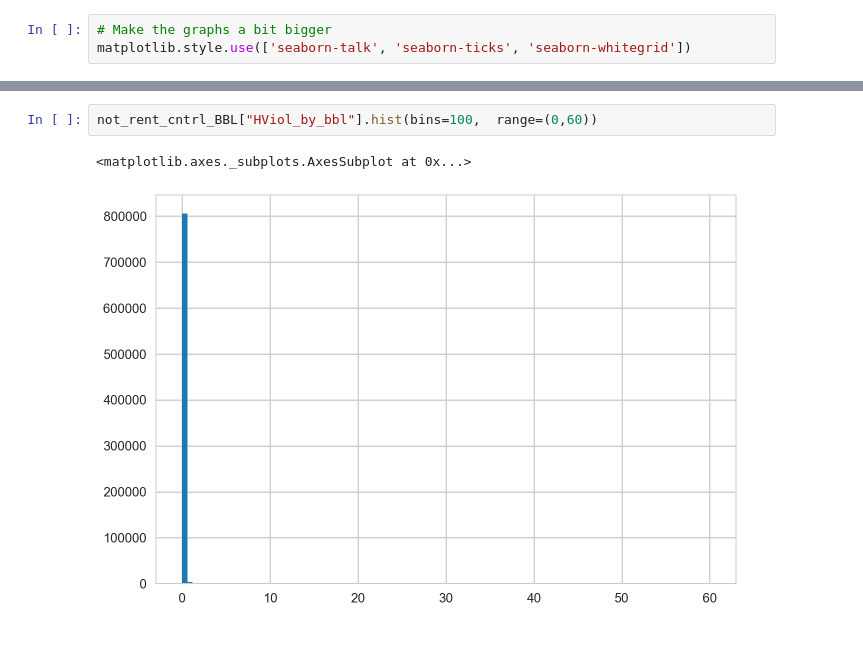
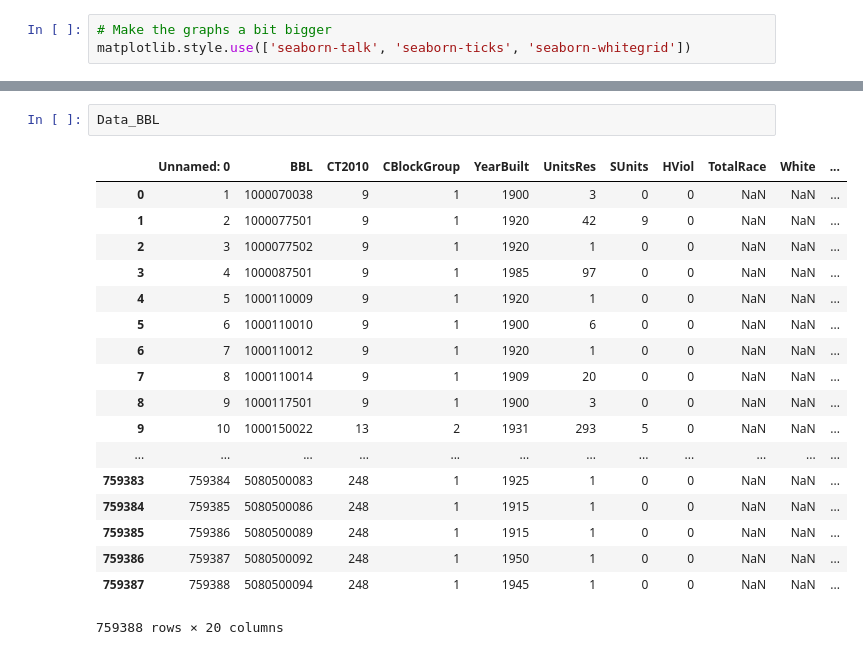
Before and after one commit to mwong9790/BBL_data_nyc, a Jupyter notebook: BBL_Analysis.ipynb, the cells around one changed output, grey strips where cells are left out. Drawn from its saved outputs; the diff is of its cells as text.

```diff
--- a/BBL_Analysis.ipynb
+++ b/BBL_Analysis.ipynb
@@ -117,5 +83,21 @@ rent_cntrl_BBL["HViol_by_bbl"].hist(bins=100,  range=(0,60))
-# %%
-not_rent_cntrl_BBL["HViol_by_bbl"].hist(bins=100,  range=(0,60))
-# %% [output]
-<matplotlib.axes._subplots.AxesSubplot at 0x...>
-[figure, removed]
+# %%
+Data_BBL
+# %% [output]
+|  | Unnamed: 0 | BBL | CT2010 | CBlockGroup | YearBuilt | UnitsRes | SUnits | HViol | TotalRace | White | ... |
+| 0 | 1 | 1000070038 | 9 | 1 | 1900 | 3 | 0 | 0 | NaN | NaN | ... |
+| 1 | 2 | 1000077501 | 9 | 1 | 1920 | 42 | 9 | 0 | NaN | NaN | ... |
+| 2 | 3 | 1000077502 | 9 | 1 | 1920 | 1 | 0 | 0 | NaN | NaN | ... |
+| 3 | 4 | 1000087501 | 9 | 1 | 1985 | 97 | 0 | 0 | NaN | NaN | ... |
+| 4 | 5 | 1000110009 | 9 | 1 | 1920 | 1 | 0 | 0 | NaN | NaN | ... |
+| 5 | 6 | 1000110010 | 9 | 1 | 1900 | 6 | 0 | 0 | NaN | NaN | ... |
+| 6 | 7 | 1000110012 | 9 | 1 | 1920 | 1 | 0 | 0 | NaN | NaN | ... |
+| 7 | 8 | 1000110014 | 9 | 1 | 1909 | 20 | 0 | 0 | NaN | NaN | ... |
+| 8 | 9 | 1000117501 | 9 | 1 | 1900 | 3 | 0 | 0 | NaN | NaN | ... |
+| 9 | 10 | 1000150022 | 13 | 2 | 1931 | 293 | 5 | 0 | NaN | NaN | ... |
+| ... | ... | ... | ... | ... | ... | ... | ... | ... | ... | ... | ... |
+| 759383 | 759384 | 5080500083 | 248 | 1 | 1925 | 1 | 0 | 0 | NaN | NaN | ... |
+| 759384 | 759385 | 5080500086 | 248 | 1 | 1915 | 1 | 0 | 0 | NaN | NaN | ... |
+| 759385 | 759386 | 5080500089 | 248 | 1 | 1915 | 1 | 0 | 0 | NaN | NaN | ... |
+| 759386 | 759387 | 5080500092 | 248 | 1 | 1950 | 1 | 0 | 0 | NaN | NaN | ... |
+| 759387 | 759388 | 5080500094 | 248 | 1 | 1945 | 1 | 0 | 0 | NaN | NaN | ... |
+759388 rows × 20 columns
```
Also changed, not shown: parts of 15 cells of this notebook.
